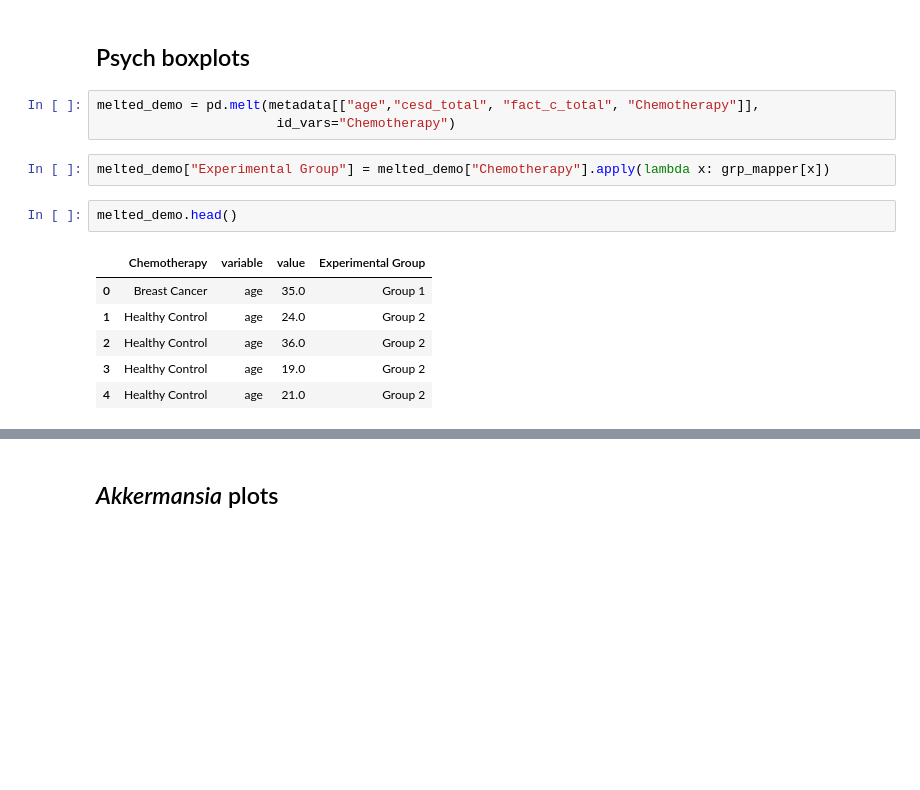
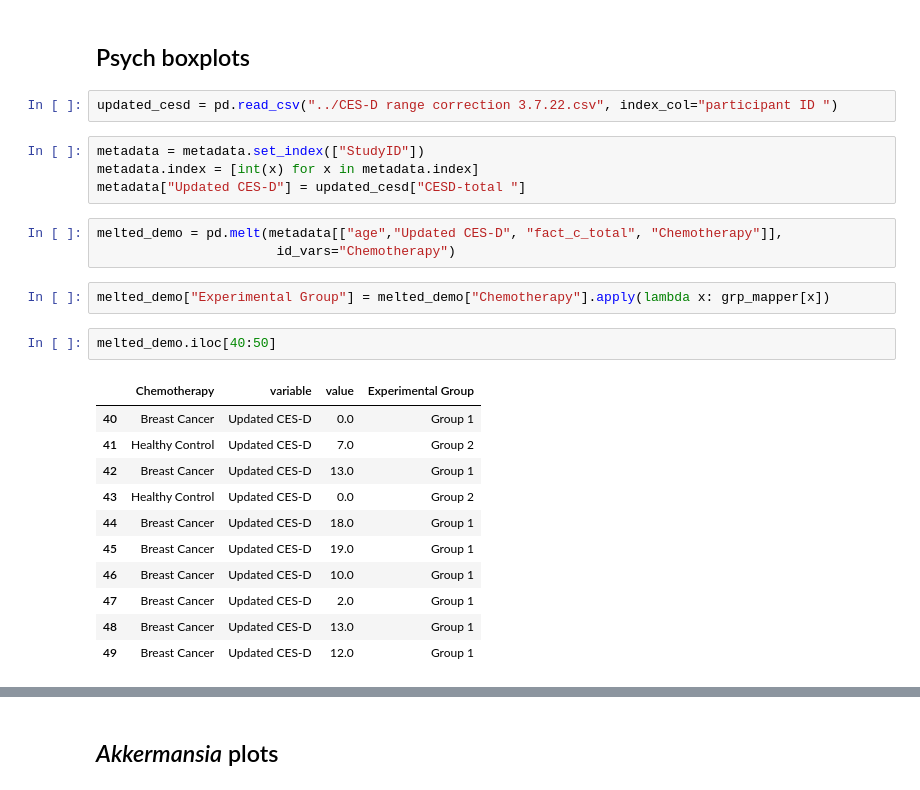
Before and after one commit to sterrettJD/Chemobrain, a Jupyter notebook: Final figs and additional analyses.ipynb, the cells around one changed output, grey strips where cells are left out. Drawn from its saved outputs; the diff is of its cells as text; blank space fills up the shorter version.

```diff
--- a/Final figs and additional analyses.ipynb
+++ b/Final figs and additional analyses.ipynb
@@ -240,16 +240,27 @@ plt.show()
 # %% [markdown]
 ## Psych boxplots
+# %%
+updated_cesd = pd.read_csv("../CES-D range correction 3.7.22.csv", index_col="participant ID ")
+# %%
+metadata = metadata.set_index(["StudyID"])
+metadata.index = [int(x) for x in metadata.index]
+metadata["Updated CES-D"] = updated_cesd["CESD-total "]
 # %%
-melted_demo = pd.melt(metadata[["age","cesd_total", "fact_c_total", "Chemotherapy"]],
+melted_demo = pd.melt(metadata[["age","Updated CES-D", "fact_c_total", "Chemotherapy"]],
                        id_vars="Chemotherapy")
 # %%
 melted_demo["Experimental Group"] = melted_demo["Chemotherapy"].apply(lambda x: grp_mapper[x])
-# %%
-melted_demo.head()
-# %% [output]
-|  | Chemotherapy | variable | value | Experimental Group |
-| 0 | Breast Cancer | age | 35.0 | Group 1 |
-| 1 | Healthy Control | age | 24.0 | Group 2 |
-| 2 | Healthy Control | age | 36.0 | Group 2 |
-| 3 | Healthy Control | age | 19.0 | Group 2 |
-| 4 | Healthy Control | age | 21.0 | Group 2 |
+# %%
+melted_demo.iloc[40:50]
+# %% [output]
+|  | Chemotherapy | variable | value | Experimental Group |
+| 40 | Breast Cancer | Updated CES-D | 0.0 | Group 1 |
+| 41 | Healthy Control | Updated CES-D | 7.0 | Group 2 |
+| 42 | Breast Cancer | Updated CES-D | 13.0 | Group 1 |
+| 43 | Healthy Control | Updated CES-D | 0.0 | Group 2 |
+| 44 | Breast Cancer | Updated CES-D | 18.0 | Group 1 |
+| 45 | Breast Cancer | Updated CES-D | 19.0 | Group 1 |
+| 46 | Breast Cancer | Updated CES-D | 10.0 | Group 1 |
+| 47 | Breast Cancer | Updated CES-D | 2.0 | Group 1 |
+| 48 | Breast Cancer | Updated CES-D | 13.0 | Group 1 |
+| 49 | Breast Cancer | Updated CES-D | 12.0 | Group 1 |
```
Also changed, not shown: parts of 9 cells of this notebook.
